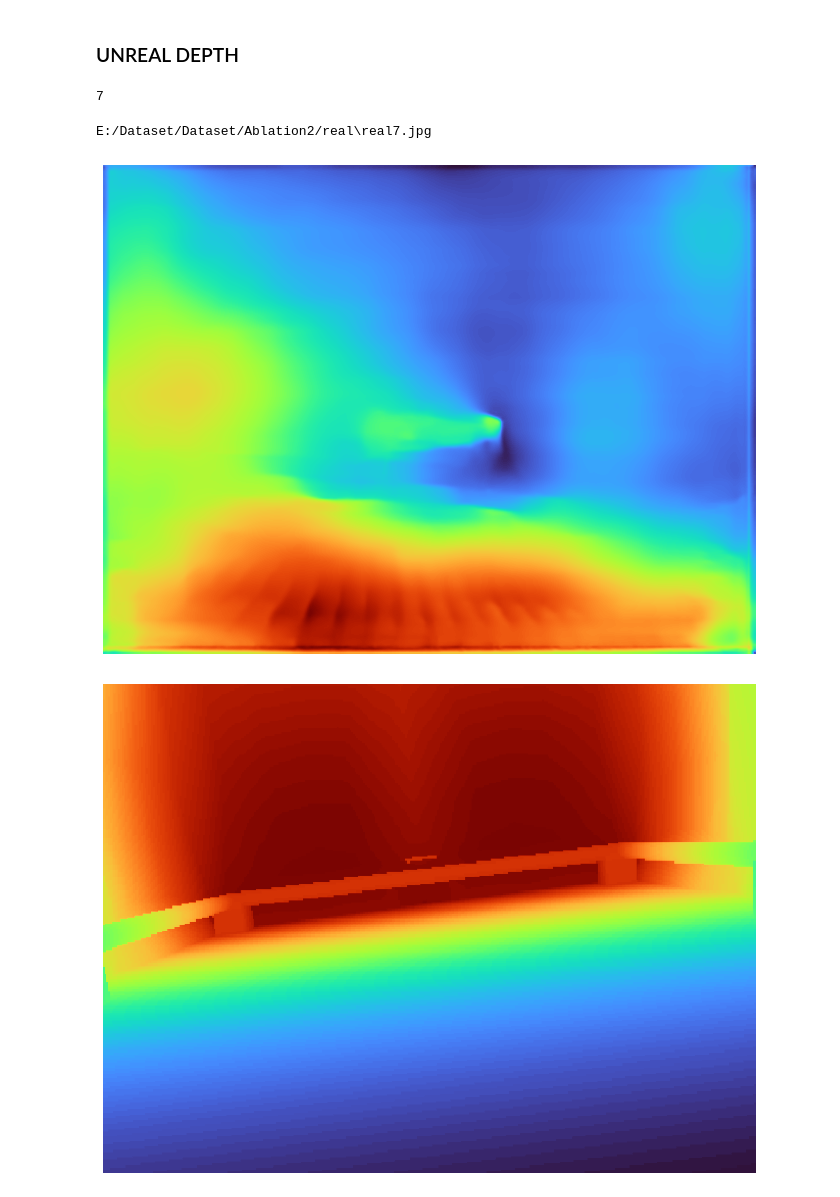
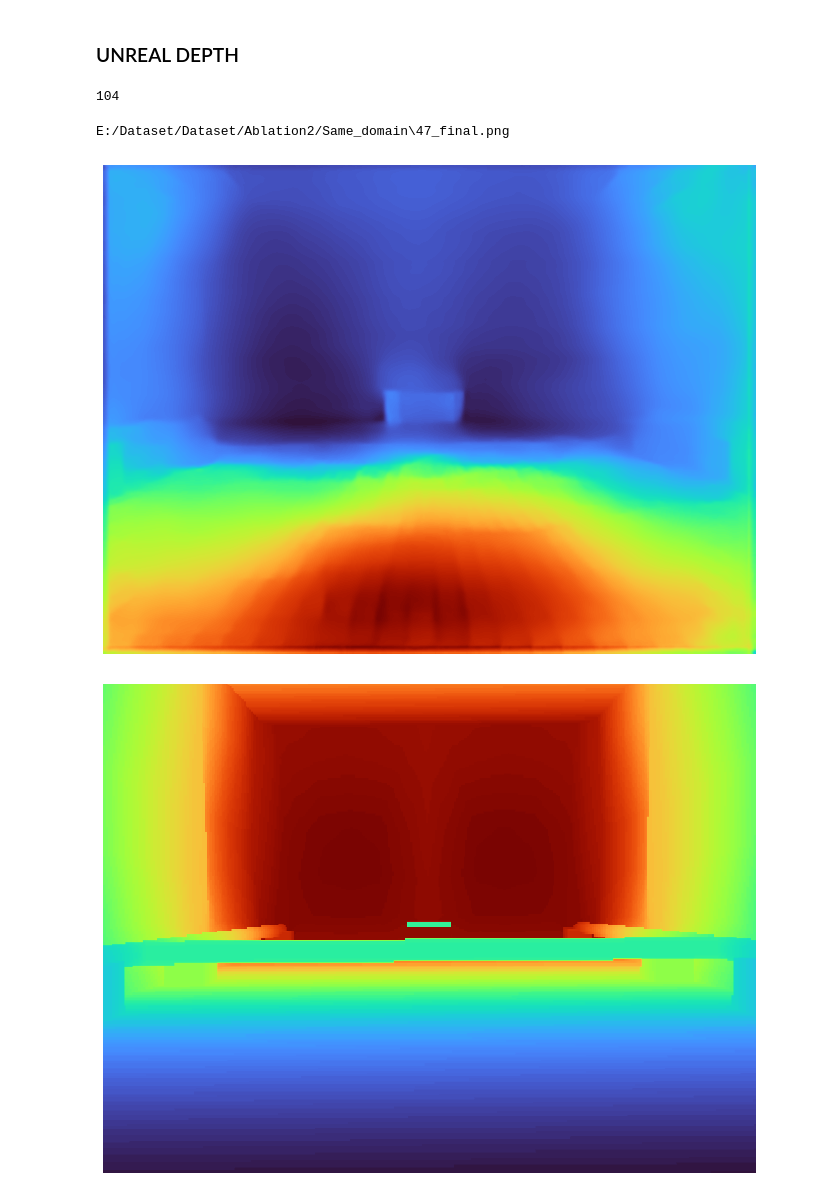
Before and after one commit to MMehdiMousavi/DenseDepth, a Jupyter notebook: Evaluate.ipynb, the cells around one changed output. Cells and saved outputs as stored; diff of their text form; code cells hidden in the pictures.

```diff
--- a/Evaluate.ipynb
+++ b/Evaluate.ipynb
@@ -345,7 +345,7 @@ average.mean(0) #NYU Filtered
 
 ### UNREAL DEPTH
 # %%
-modelname = 'nyu.h5'
+modelname = 'morse13k.h5'
 custom_objects = {'BilinearUpSampling2D': BilinearUpSampling2D, 'depth_loss_function': depth_loss_function}
 uemodel = load_model(modelname, custom_objects=custom_objects, compile=False)
 # %%
@@ -355,8 +355,8 @@ import glob
 source = 'E:/Dataset/Dataset/Ablation2/'
 #source = 'test_data/same_domain/'
 depthlist = glob.glob(source + 'Depth/*_final.png')
-rgblist = glob.glob(source + 'real/*.jpg')
-#rgblist = glob.glob(source + 'Same_domain_murky/*_final.png')
+#rgblist = glob.glob(source + 'real/*.jpg')
+rgblist = glob.glob(source + 'Same_domain/*_final.png')
 
 uedepth = load_images(depthlist)
 uergb = load_images(rgblist)
@@ -367,30 +367,30 @@ preds = predictue(uemodel, uergb/255)
 plt.rcParams['figure.figsize'] = [16, 9]
 print(len(rgblist))
 # %% [output]
-7
+104
 # %%
- i = 6
+ i = 45
 print(rgblist[i])
 cemap = 'turbo'
 plt.imshow(resize(preds[i,:,:,0], (480,640), order=1, preserve_range=True, mode='reflect', anti_aliasing=True), cmap=cemap)
 #plt.imshow(preds[25,:,:,0], cmap='magma_r')
 
 plt.axis('off')
 #plt.figure(figsize=(16,9))
 plt.show()
 
 plt.imshow(uedepth[i,:,:], cmap=cemap)
 #plt.colorbar()
 plt.axis('off')
 #plt.figure(figsize=(16,9))
 plt.show()
 
 plt.imshow(uergb[i,:,:]/255, cmap=cemap)
 # plt.colorbar()
 plt.axis('off')
 #plt.figure(figsize=(16,9))
 plt.show()
 # %% [output]
-E:/Dataset/Dataset/Ablation2/real\real7.jpg
+E:/Dataset/Dataset/Ablation2/Same_domain\47_final.png
-[figure, old version]
+[figure, new version]
-[figure, old version]
+[figure, new version]
```
Also changed, not shown: parts of 5 cells of this notebook, 4 other files.
